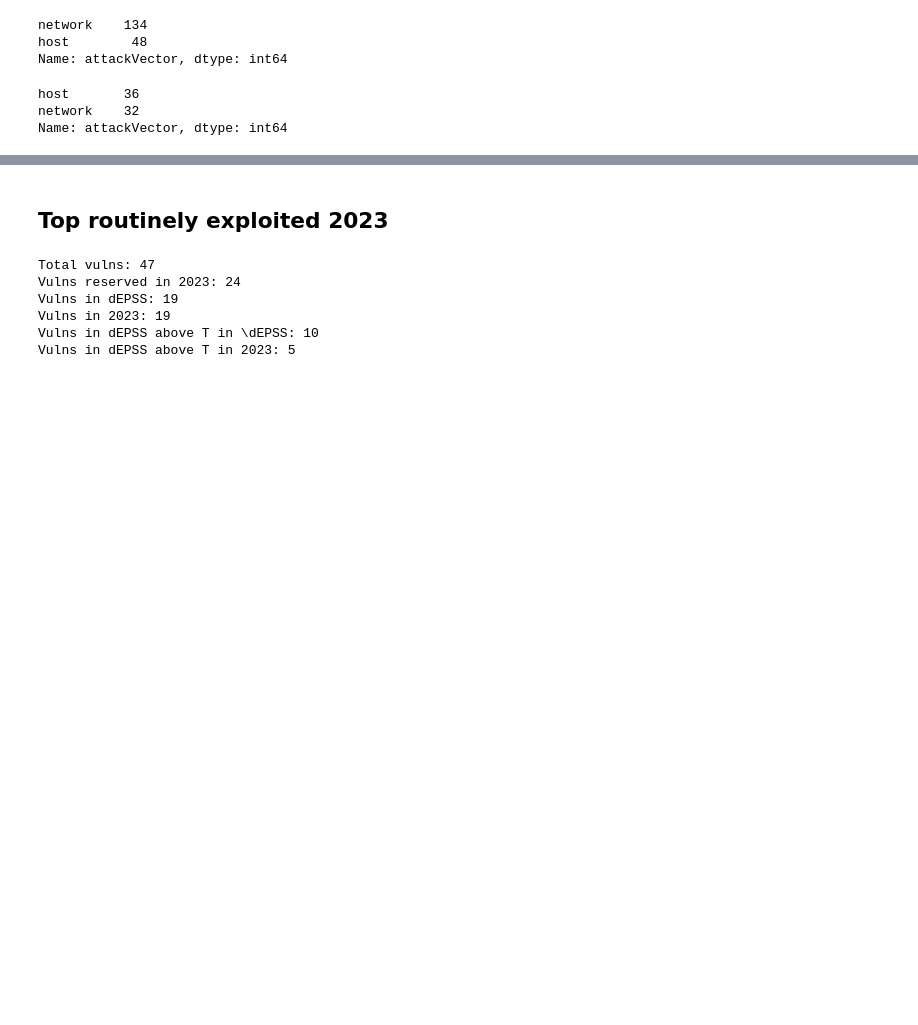
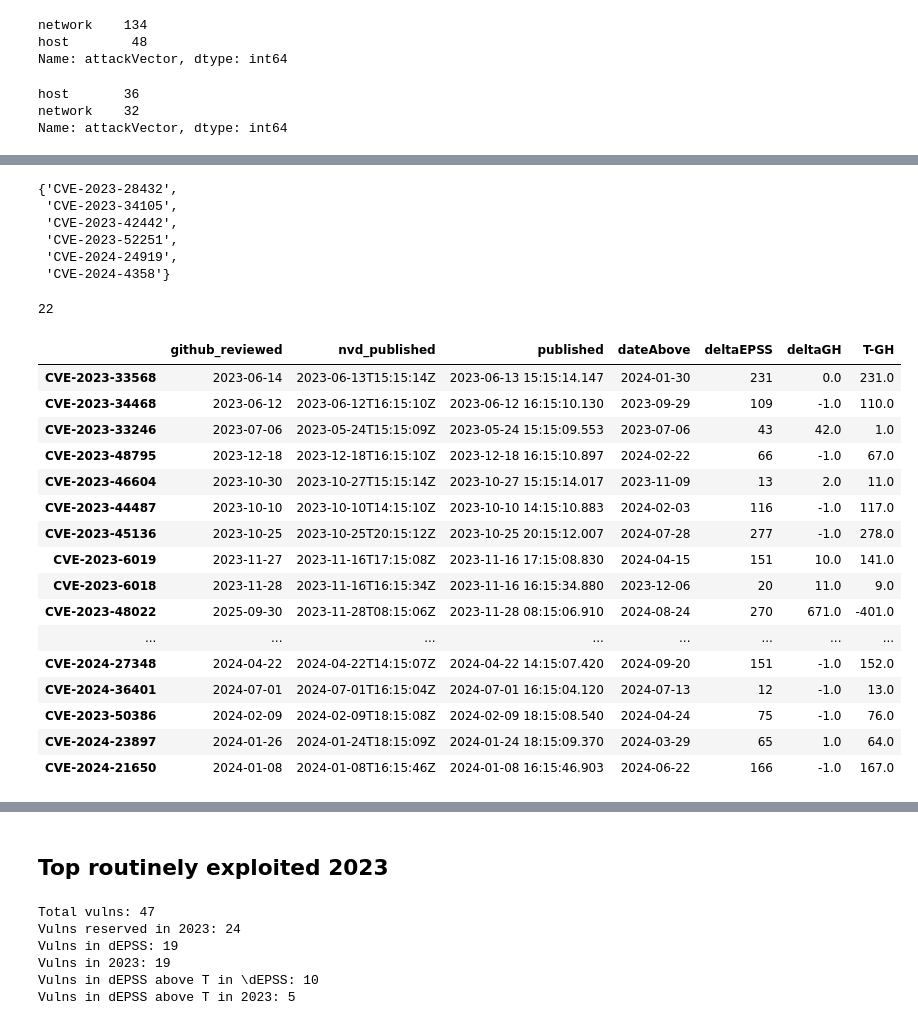
Before and after one commit to dravalico/paper-temporal-dynamics-epss, a Jupyter notebook: 1_epss3_current.ipynb, the cells around one changed output, grey strips where cells are left out. Cells and saved outputs as stored; diff of their text form; code cells hidden in the pictures; blank space fills up the shorter version.

```diff
--- a/1_epss3_current.ipynb
+++ b/1_epss3_current.ipynb
@@ -1165,0 +1370,14 @@ Name: attackVector, dtype: int64
+# %%
+id_above - (set(advisories['github-reviewed'].keys()) | set(advisories['unreviewed'].keys()))
+# CVE-2024-24919 matches CVE-2022-24919, CVE-2024-4358 matches CVE-2024-1819; the remaining no matches
+# %% [output]
+{'CVE-2023-28432',
+ 'CVE-2023-34105',
+ 'CVE-2023-42442',
+ 'CVE-2023-52251',
+ 'CVE-2024-24919',
+ 'CVE-2024-4358'}
+# %%
+len(advisories['github-reviewed'].keys())
+# %% [output]
+22
@@ -1165,0 +1389,23 @@ Name: attackVector, dtype: int64
+# %%
+df_time_gh['github_reviewed'] = pd.to_datetime(df_time_gh['github_reviewed'], utc=True).dt.tz_localize(None).dt.normalize()
+df_time_gh['deltaGH'] = (df_time_gh.github_reviewed -  df_time_t.published).dt.days
+df_time_gh['T-GH'] = df_time_gh['deltaEPSS'] - df_time_gh['deltaGH']
+df_time_gh
+# %% [output]
+|  | github_reviewed | nvd_published | published | dateAbove | deltaEPSS | deltaGH | T-GH |
+| CVE-2023-33568 | 2023-06-14 | 2023-06-13T15:15:14Z | 2023-06-13 15:15:14.147 | 2024-01-30 | 231 | 0.0 | 231.0 |
+| CVE-2023-34468 | 2023-06-12 | 2023-06-12T16:15:10Z | 2023-06-12 16:15:10.130 | 2023-09-29 | 109 | -1.0 | 110.0 |
+| CVE-2023-33246 | 2023-07-06 | 2023-05-24T15:15:09Z | 2023-05-24 15:15:09.553 | 2023-07-06 | 43 | 42.0 | 1.0 |
+| CVE-2023-48795 | 2023-12-18 | 2023-12-18T16:15:10Z | 2023-12-18 16:15:10.897 | 2024-02-22 | 66 | -1.0 | 67.0 |
+| CVE-2023-46604 | 2023-10-30 | 2023-10-27T15:15:14Z | 2023-10-27 15:15:14.017 | 2023-11-09 | 13 | 2.0 | 11.0 |
+| CVE-2023-44487 | 2023-10-10 | 2023-10-10T14:15:10Z | 2023-10-10 14:15:10.883 | 2024-02-03 | 116 | -1.0 | 117.0 |
+| CVE-2023-45136 | 2023-10-25 | 2023-10-25T20:15:12Z | 2023-10-25 20:15:12.007 | 2024-07-28 | 277 | -1.0 | 278.0 |
+| CVE-2023-6019 | 2023-11-27 | 2023-11-16T17:15:08Z | 2023-11-16 17:15:08.830 | 2024-04-15 | 151 | 10.0 | 141.0 |
+| CVE-2023-6018 | 2023-11-28 | 2023-11-16T16:15:34Z | 2023-11-16 16:15:34.880 | 2023-12-06 | 20 | 11.0 | 9.0 |
+| CVE-2023-48022 | 2025-09-30 | 2023-11-28T08:15:06Z | 2023-11-28 08:15:06.910 | 2024-08-24 | 270 | 671.0 | -401.0 |
+| ... | ... | ... | ... | ... | ... | ... | ... |
+| CVE-2024-27348 | 2024-04-22 | 2024-04-22T14:15:07Z | 2024-04-22 14:15:07.420 | 2024-09-20 | 151 | -1.0 | 152.0 |
+| CVE-2024-36401 | 2024-07-01 | 2024-07-01T16:15:04Z | 2024-07-01 16:15:04.120 | 2024-07-13 | 12 | -1.0 | 13.0 |
+| CVE-2023-50386 | 2024-02-09 | 2024-02-09T18:15:08Z | 2024-02-09 18:15:08.540 | 2024-04-24 | 75 | -1.0 | 76.0 |
+| CVE-2024-23897 | 2024-01-26 | 2024-01-24T18:15:09Z | 2024-01-24 18:15:09.370 | 2024-03-29 | 65 | 1.0 | 64.0 |
+| CVE-2024-21650 | 2024-01-08 | 2024-01-08T16:15:46Z | 2024-01-08 16:15:46.903 | 2024-06-22 | 166 | -1.0 | 167.0 |
```
Also changed, not shown: parts of 33 cells of this notebook, 2 other files.
